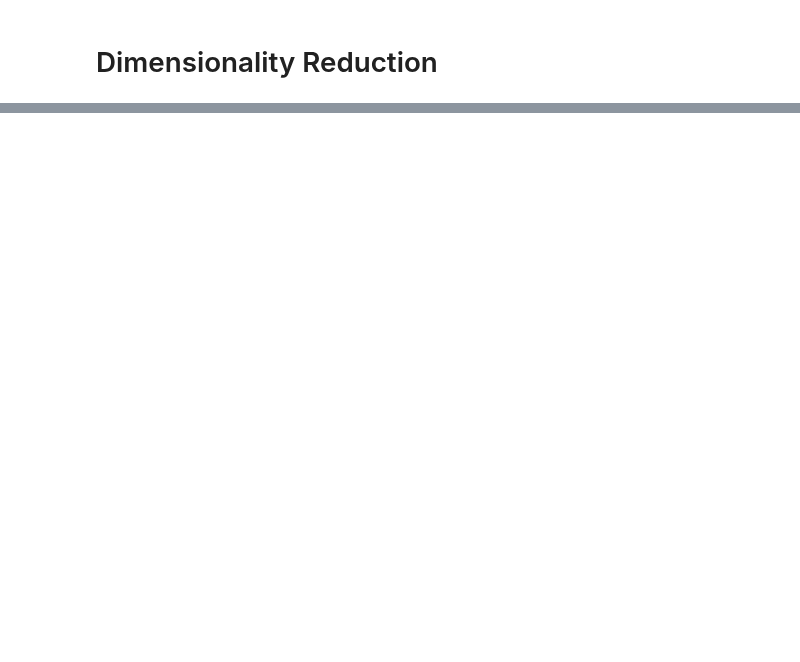
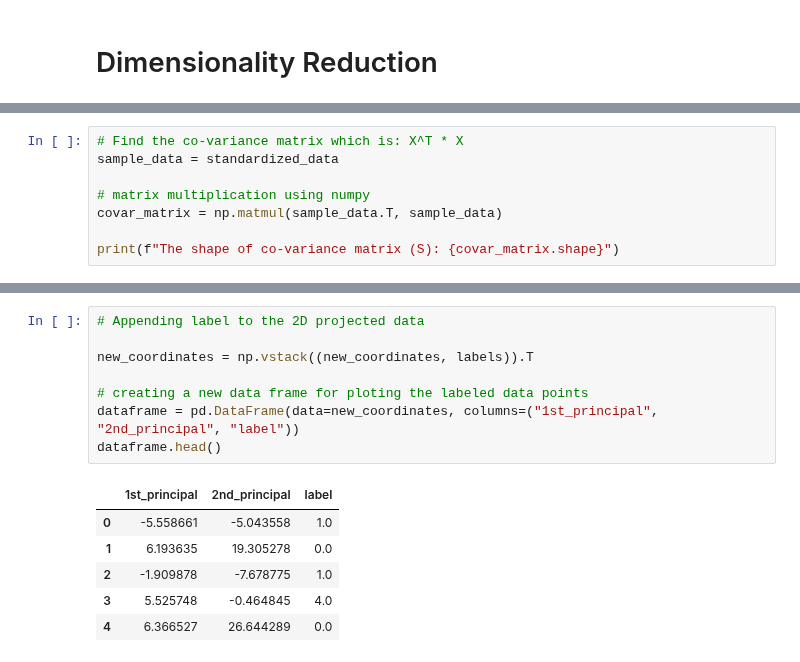
Before and after one commit to ashishsth7586/arduino, a Jupyter notebook: Module 2: Data Science Exploratory Data Analysis and Visualization/03_Dimensionality_Reduction/Dimensionality Reduction.ipynb, the cells around one changed output, grey strips where cells are left out. Cells and saved outputs as stored; diff of their text form; blank space fills up the shorter version.

```diff
--- a/Module 2: Data Science Exploratory Data Analysis and Visualization/03_Dimensionality_Reduction/Dimensionality Reduction.ipynb
+++ b/Module 2: Data Science Exploratory Data Analysis and Visualization/03_Dimensionality_Reduction/Dimensionality Reduction.ipynb
@@ -22,0 +76,8 @@ In this case, it would be a lucid approach to slect a subset of n (n << 50) feat
+# %%
+# Find the co-variance matrix which is: X^T * X
+sample_data = standardized_data
+
+# matrix multiplication using numpy
+covar_matrix = np.matmul(sample_data.T, sample_data)
+
+print(f"The shape of co-variance matrix (S): {covar_matrix.shape}")
@@ -22,0 +118,15 @@ In this case, it would be a lucid approach to slect a subset of n (n << 50) feat
+# %%
+# Appending label to the 2D projected data
+
+new_coordinates = np.vstack((new_coordinates, labels)).T
+
+# creating a new data frame for ploting the labeled data points
+dataframe = pd.DataFrame(data=new_coordinates, columns=("1st_principal", "2nd_principal", "label"))
+dataframe.head()
+# %% [output]
+|  | 1st_principal | 2nd_principal | label |
+| 0 | -5.558661 | -5.043558 | 1.0 |
+| 1 | 6.193635 | 19.305278 | 0.0 |
+| 2 | -1.909878 | -7.678775 | 1.0 |
+| 3 | 5.525748 | -0.464845 | 4.0 |
+| 4 | 6.366527 | 26.644289 | 0.0 |
```
Also changed, not shown: parts of 13 cells of this notebook, 1 other file.
